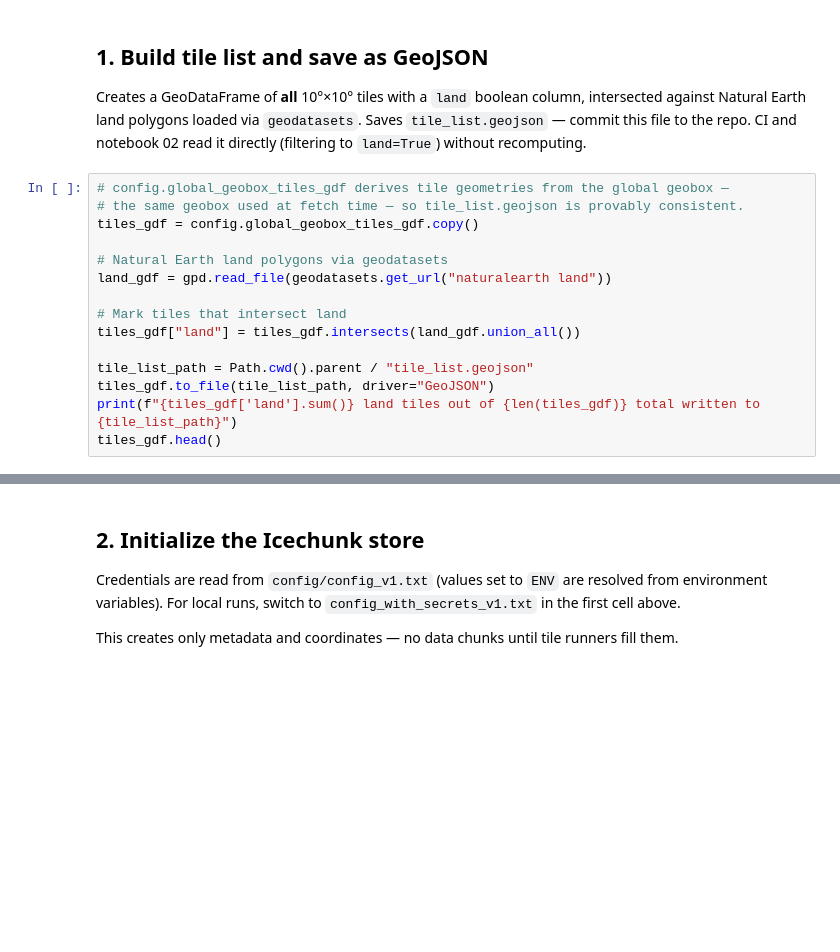
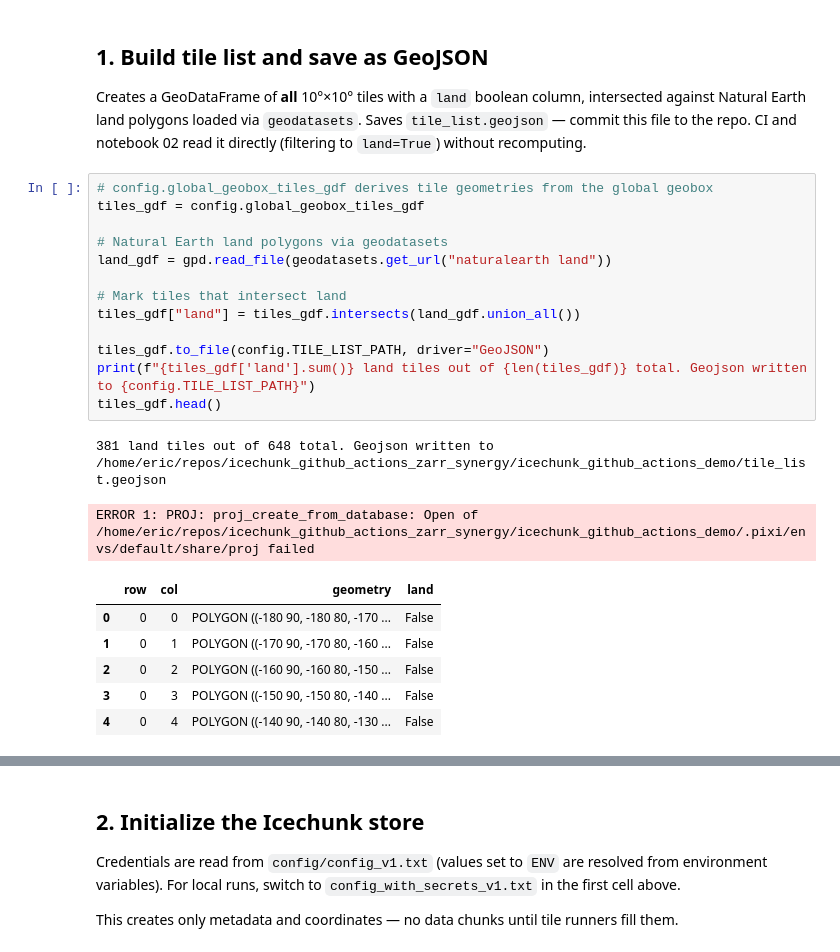
Before and after one commit to egagli/icechunk_github_actions_demo, a Jupyter notebook: notebooks/01_initialize_and_setup.ipynb, the cells around one changed output, grey strips where cells are left out. Cells and saved outputs as stored; diff of their text form; blank space fills up the shorter version.

```diff
--- a/notebooks/01_initialize_and_setup.ipynb
+++ b/notebooks/01_initialize_and_setup.ipynb
@@ -43,18 +53,25 @@ intersected against Natural Earth land polygons loaded via `geodatasets`.
 Saves `tile_list.geojson` — commit this file to the repo. CI and notebook 02
 read it directly (filtering to `land=True`) without recomputing.
 # %%
-# config.global_geobox_tiles_gdf derives tile geometries from the global geobox —
-# the same geobox used at fetch time — so tile_list.geojson is provably consistent.
-tiles_gdf = config.global_geobox_tiles_gdf.copy()
+# config.global_geobox_tiles_gdf derives tile geometries from the global geobox
+tiles_gdf = config.global_geobox_tiles_gdf
 
 # Natural Earth land polygons via geodatasets
 land_gdf = gpd.read_file(geodatasets.get_url("naturalearth land"))
 
 # Mark tiles that intersect land
 tiles_gdf["land"] = tiles_gdf.intersects(land_gdf.union_all())
 
-tile_list_path = Path.cwd().parent / "tile_list.geojson"
-tiles_gdf.to_file(tile_list_path, driver="GeoJSON")
-print(f"{tiles_gdf['land'].sum()} land tiles out of {len(tiles_gdf)} total written to {tile_list_path}")
+tiles_gdf.to_file(config.TILE_LIST_PATH, driver="GeoJSON")
+print(f"{tiles_gdf['land'].sum()} land tiles out of {len(tiles_gdf)} total. Geojson written to {config.TILE_LIST_PATH}")
 tiles_gdf.head()
+# %% [output]
+381 land tiles out of 648 total. Geojson written to /home/eric/repos/icechunk_github_actions_zarr_synergy/icechunk_github_actions_demo/tile_list.geojson
+ERROR 1: PROJ: proj_create_from_database: Open of /home/eric/repos/icechunk_github_actions_zarr_synergy/icechunk_github_actions_demo/.pixi/envs/default/share/proj failed
+|  | row | col | geometry | land |
+| 0 | 0 | 0 | POLYGON ((-180 90, -180 80, -170 ... | False |
+| 1 | 0 | 1 | POLYGON ((-170 90, -170 80, -160 ... | False |
+| 2 | 0 | 2 | POLYGON ((-160 90, -160 80, -150 ... | False |
+| 3 | 0 | 3 | POLYGON ((-150 90, -150 80, -140 ... | False |
+| 4 | 0 | 4 | POLYGON ((-140 90, -140 80, -130 ... | False |
 # %%
```
Also changed, not shown: parts of 3 cells of this notebook, 9 other files.
